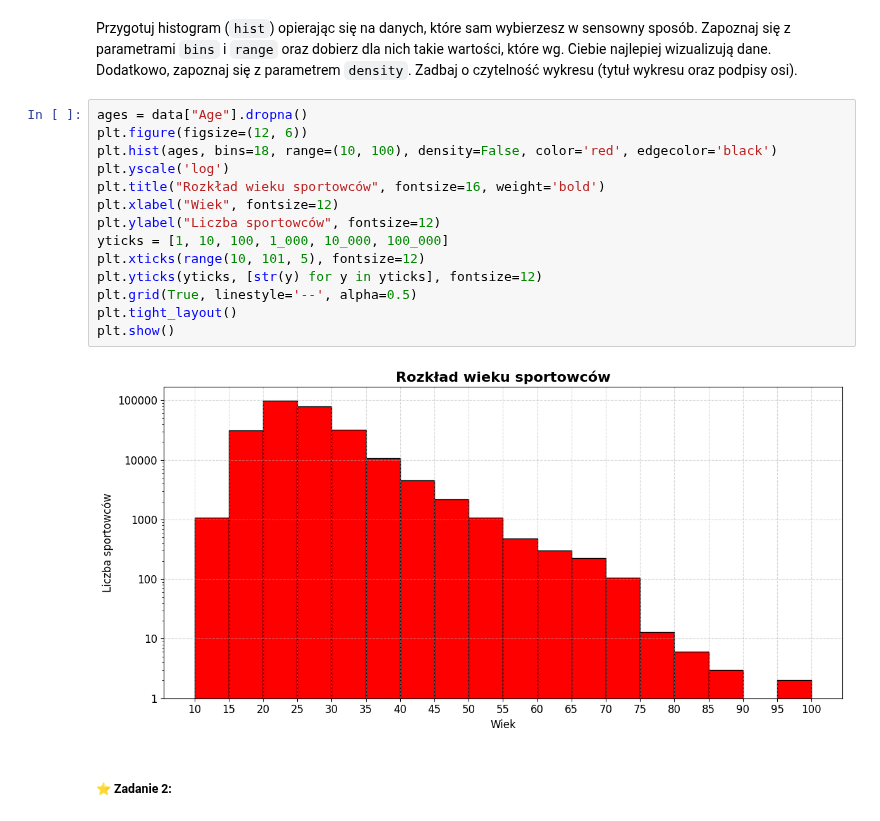
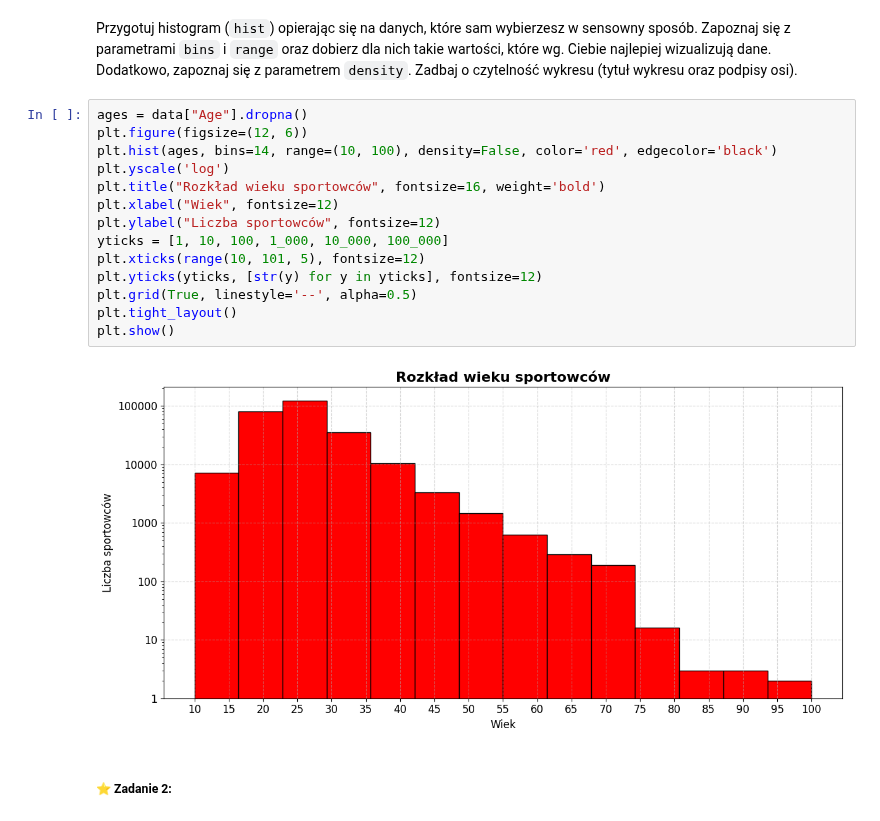
Before and after one commit to jedrek2504/Data_Visualization, a Jupyter notebook: matplotlib/1_Kostyk_Kwiecienski.ipynb, the cells around one changed output. Cells and saved outputs as stored; diff of their text form.

```diff
--- a/matplotlib/1_Kostyk_Kwiecienski.ipynb
+++ b/matplotlib/1_Kostyk_Kwiecienski.ipynb
@@ -21,19 +21,19 @@ Przygotuj histogram (`hist`) opierając się na danych, które sam wybierzesz w
 # %%
 ages = data["Age"].dropna()
 plt.figure(figsize=(12, 6))
-plt.hist(ages, bins=18, range=(10, 100), density=False, color='red', edgecolor='black')
+plt.hist(ages, bins=14, range=(10, 100), density=False, color='red', edgecolor='black')
 plt.yscale('log')
 plt.title("Rozkład wieku sportowców", fontsize=16, weight='bold')
 plt.xlabel("Wiek", fontsize=12)
 plt.ylabel("Liczba sportowców", fontsize=12)
 yticks = [1, 10, 100, 1_000, 10_000, 100_000]
 plt.xticks(range(10, 101, 5), fontsize=12)
 plt.yticks(yticks, [str(y) for y in yticks], fontsize=12)
 plt.grid(True, linestyle='--', alpha=0.5)
 plt.tight_layout()
 plt.show()
 # %% [output]
-[figure, old version]
+[figure, new version]
 # %% [markdown]
 ##### ⭐ Zadanie 2:
 # %% [markdown]
```
Also changed, not shown: parts of 3 cells of this notebook, 1 other file.
